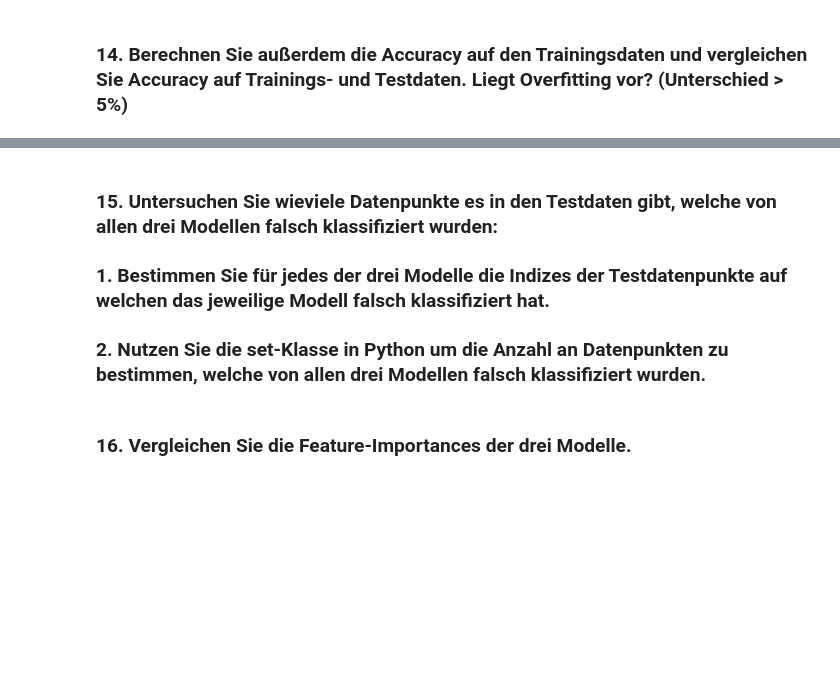
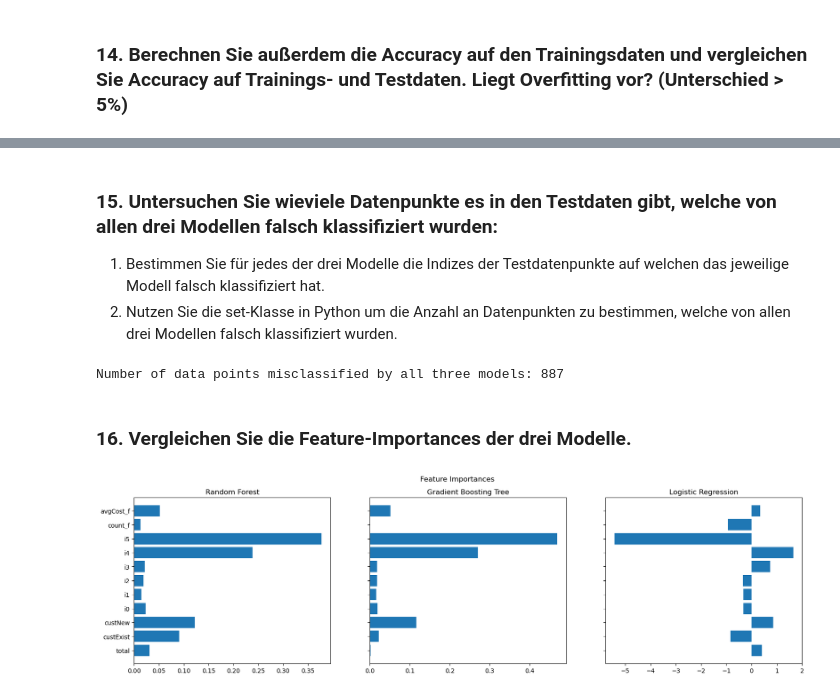
Before and after one commit to jkobh/ML-Projekt, a Jupyter notebook: ML-Modell.ipynb, the cells around one changed output, grey strips where cells are left out. Saved outputs shown, nothing was run; the diff lists cells and outputs as text; code cells hidden in the pictures; blank space fills up the shorter version.

```diff
--- a/ML-Modell.ipynb
+++ b/ML-Modell.ipynb
@@ -154,6 +227,10 @@ print(df_feature.head())
 # %% [markdown]
 ### 8. Laden der Testdaten
+# %%
+df_raw_transaction_test_data = pd.read_csv(r"data/test.csv", delimiter=';')
 # %% [markdown]
 ### 9. Entfernen Sie alle Zeilen mit fehlenden Werten.
+# %%
+df_raw_transaction_test_data.dropna(inplace=True)
 # %% [markdown]
 ### 10. Transformieren Sie die Attribute genauso wie bei den Trainingsdaten.
@@ -160,4 +270,7 @@ print(df_feature.head())
 # %% [markdown]
 ### 11. Skalieren Sie die Daten im gleichem Maß wie die Trainingsdaten.
+# %%
+numeric_columns = ['total', 'i0', 'i1', 'i2', 'i3', 'i4', 'i5', 'count_f', 'avgCost_f']
+df_feature_test[numeric_columns] = StandardScaler().fit_transform(df_feature_test[numeric_columns])
 # %% [markdown]
 ### 12. Machen Sie eine Vorhersage auf den Testdaten mit allen drei Modellen und den jeweils besten Hyperparametern aus der Cross Validation.
@@ -168,6 +371,42 @@ print(df_feature.head())
 # %% [markdown]
 ###  15. Untersuchen Sie wieviele Datenpunkte es in den Testdaten gibt, welche von allen drei Modellen falsch klassifiziert wurden:
-### 1. Bestimmen Sie für jedes der drei Modelle die Indizes der Testdatenpunkte auf welchen das jeweilige Modell falsch klassifiziert hat.
-### 2. Nutzen Sie die set-Klasse in Python um die Anzahl an Datenpunkten zu bestimmen, welche von allen drei Modellen falsch klassifiziert wurden.
+1. Bestimmen Sie für jedes der drei Modelle die Indizes der Testdatenpunkte auf welchen das jeweilige Modell falsch klassifiziert hat.
+2. Nutzen Sie die set-Klasse in Python um die Anzahl an Datenpunkten zu bestimmen, welche von allen drei Modellen falsch klassifiziert wurden.
+# %%
+# Step 1: Identify misclassified indices for each model
+misclassified_indices = {}
+
+for model_name, prediction in predictions.items():
+    misclassified_indices[model_name] = set(df_feature_test.index[y_test != prediction])
+
+# Step 2: Find the intersection of misclassified indices
+common_misclassified_indices = set.intersection(*misclassified_indices.values())
+
+# Output the number of common misclassified data points
+print(f"Number of data points misclassified by all three models: {len(common_misclassified_indices)}")
+# %% [output]
+Number of data points misclassified by all three models: 887
 # %% [markdown]
 ### 16. Vergleichen Sie die Feature-Importances der drei Modelle.
+# %%
+# Extract feature importances
+feature_importances = {
+    "Random Forest": grid_search_results["Random Forest"].best_estimator_.feature_importances_,
+    "Gradient Boosting Tree": grid_search_results["Gradient Boosting Tree"].best_estimator_.feature_importances_
+}
+
+# Logistic Regression does not have feature importances, but we can use the coefficients instead
+log_reg_coefficients = grid_search_results["Logistic Regression"].best_estimator_.coef_[0]
+feature_importances["Logistic Regression"] = log_reg_coefficients
+
+# Plot feature importances
+fig, axes = plt.subplots(1, 3, figsize=(20, 5), sharey=True)
+fig.suptitle('Feature Importances')
+
+for ax, (model_name, importances) in zip(axes, feature_importances.items()):
+    ax.barh(X.columns, importances)
+    ax.set_title(model_name)
+
+plt.show()
+# %% [output]
+[figure, added]
```
Also changed, not shown: parts of 17 cells of this notebook.
